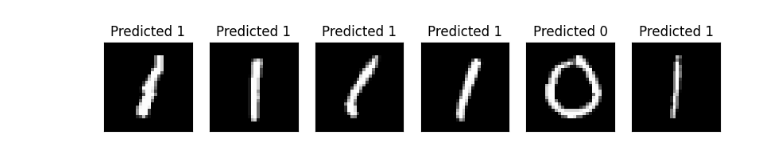
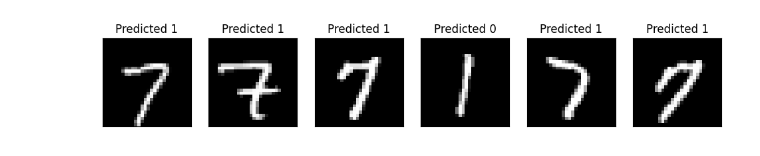
Before and after one commit to QLab-Classification/quantum-classification, a Jupyter notebook: hybrid-quantum-neural-network-model.ipynb, the cells around one changed output. Saved outputs shown, nothing was run; the diff lists cells and outputs as text; code cells hidden in the pictures.

```diff
--- a/hybrid-quantum-neural-network-model.ipynb
+++ b/hybrid-quantum-neural-network-model.ipynb
@@ -266,20 +284,23 @@ Text(0, 0.5, 'Neg Log Likelihood Loss')
 # %%
 model.eval()
+total_loss = []
+
 with torch.no_grad():
-
     correct = 0
-    for batch_idx, (data, target) in enumerate(test_loader):
+    total = 0
+    for data, target in test_loader:
         output = model(data)
 
         pred = output.argmax(dim=1, keepdim=True)
         correct += pred.eq(target.view_as(pred)).sum().item()
+        total += target.size(0)  # accumulate total number of samples
 
         loss = loss_func(output, target)
         total_loss.append(loss.item())
 
     print('Performance on test data:\n\tLoss: {:.4f}\n\tAccuracy: {:.1f}%'.format(
         sum(total_loss) / len(total_loss),
-        correct / len(test_loader) * 100)
-        )
+        correct / total * 100  # divide by total samples, not batches
+    ))
 # %% [output]
 Performance on test data:
@@ -288,23 +309,29 @@ Performance on test data:
 # %%
+import matplotlib.pyplot as plt
+
 n_samples_show = 6
 count = 0
-fig, axes = plt.subplots(nrows=1, ncols=n_samples_show, figsize=(10, 3))
+fig, axes = plt.subplots(1, n_samples_show, figsize=(12, 3))
 
 model.eval()
 with torch.no_grad():
     for batch_idx, (data, target) in enumerate(test_loader):
+        for i in range(data.size(0)):
+            if count == n_samples_show:
+                break
+
+            output = model(data[i].unsqueeze(0))  # keep batch dimension for model
+            pred = output.argmax(dim=1, keepdim=True)
+
+            axes[count].imshow(data[i].numpy().squeeze(), cmap='gray')
+            axes[count].set_xticks([])
+            axes[count].set_yticks([])
+            axes[count].set_title(f'Predicted {pred.item()}')
+
+            count += 1
         if count == n_samples_show:
             break
-        output = model(data)
 
-        pred = output.argmax(dim=1, keepdim=True)
-
-        axes[count].imshow(data[0].numpy().squeeze(), cmap='gray')
-
-        axes[count].set_xticks([])
-        axes[count].set_yticks([])
-        axes[count].set_title('Predicted {}'.format(pred.item()))
-
-        count += 1
+plt.show()
 # %% [output]
-[figure, old version]
+[figure, new version]
```
Also changed, not shown: parts of 12 cells of this notebook.
